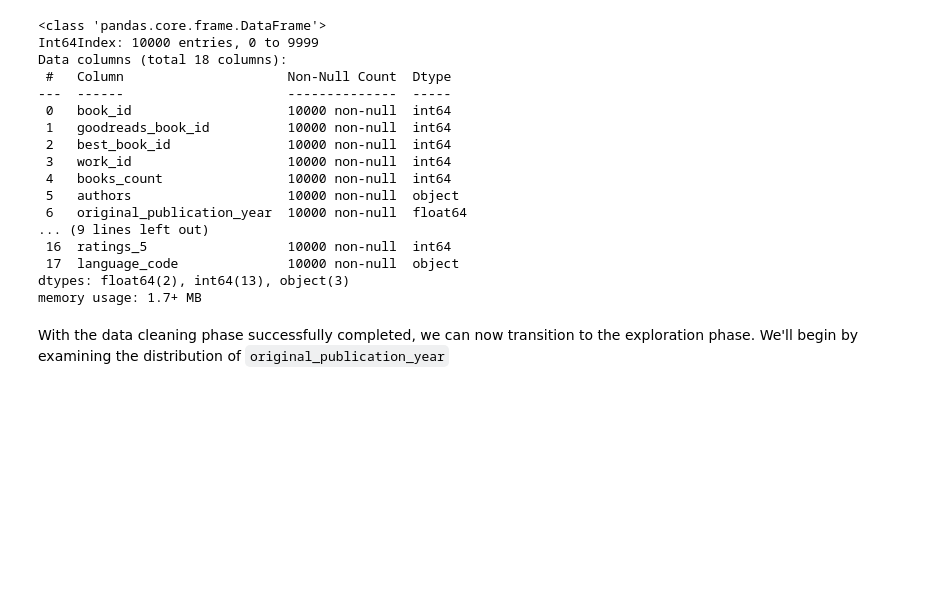
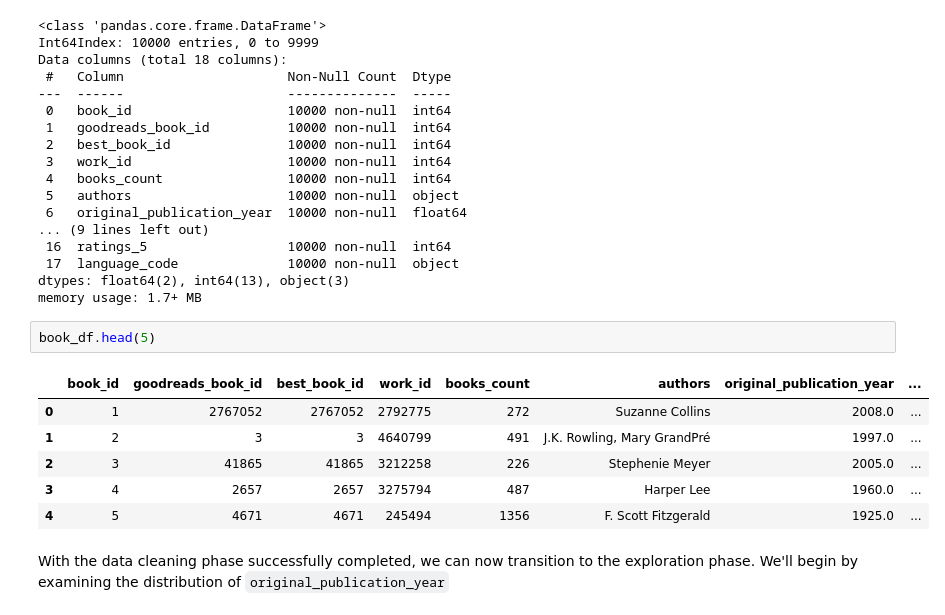
Before and after one commit to CamelSal/BookRecommender, a Jupyter notebook: CapstoneEDA.ipynb, the cells around one changed output. Saved outputs shown, nothing was run; the diff lists cells and outputs as text; blank space fills up the shorter version.

```diff
--- a/CapstoneEDA.ipynb
+++ b/CapstoneEDA.ipynb
@@ -209,6 +209,15 @@ Data columns (total 18 columns):
  17  language_code              10000 non-null  object
 dtypes: float64(2), int64(13), object(3)
 memory usage: 1.7+ MB
+# %%
+book_df.head(5)
+# %% [output]
+|  | book_id | goodreads_book_id | best_book_id | work_id | books_count | authors | original_publication_year | ... |
+| 0 | 1 | 2767052 | 2767052 | 2792775 | 272 | Suzanne Collins | 2008.0 | ... |
+| 1 | 2 | 3 | 3 | 4640799 | 491 | J.K. Rowling, Mary GrandPré | 1997.0 | ... |
+| 2 | 3 | 41865 | 41865 | 3212258 | 226 | Stephenie Meyer | 2005.0 | ... |
+| 3 | 4 | 2657 | 2657 | 3275794 | 487 | Harper Lee | 1960.0 | ... |
+| 4 | 5 | 4671 | 4671 | 245494 | 1356 | F. Scott Fitzgerald | 1925.0 | ... |
 # %% [markdown]
 With the data cleaning phase successfully completed, we can now transition to the exploration phase. We'll begin by examining the distribution of `original_publication_year`
 # %%
```
Also changed, not shown: parts of 12 cells of this notebook.
